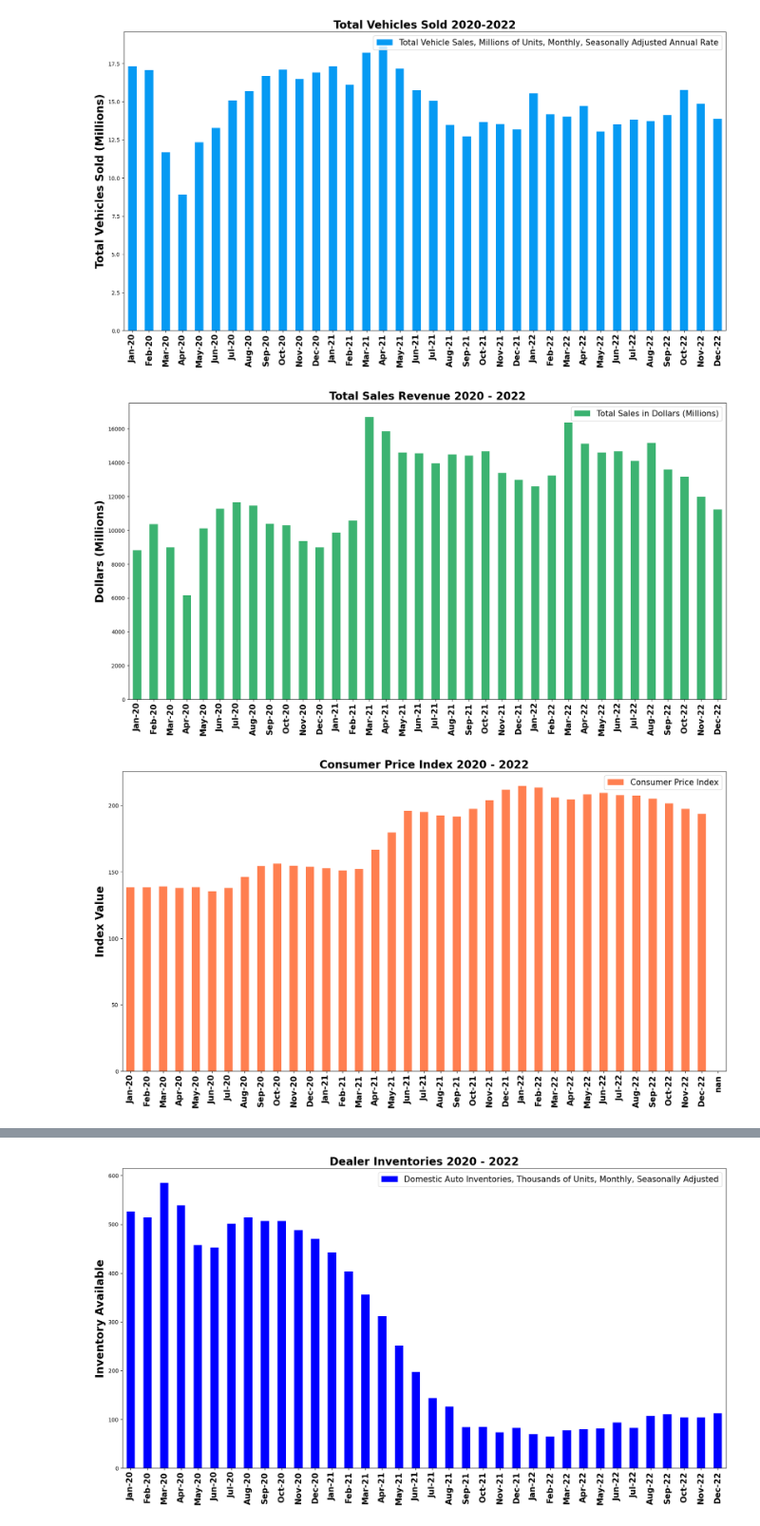
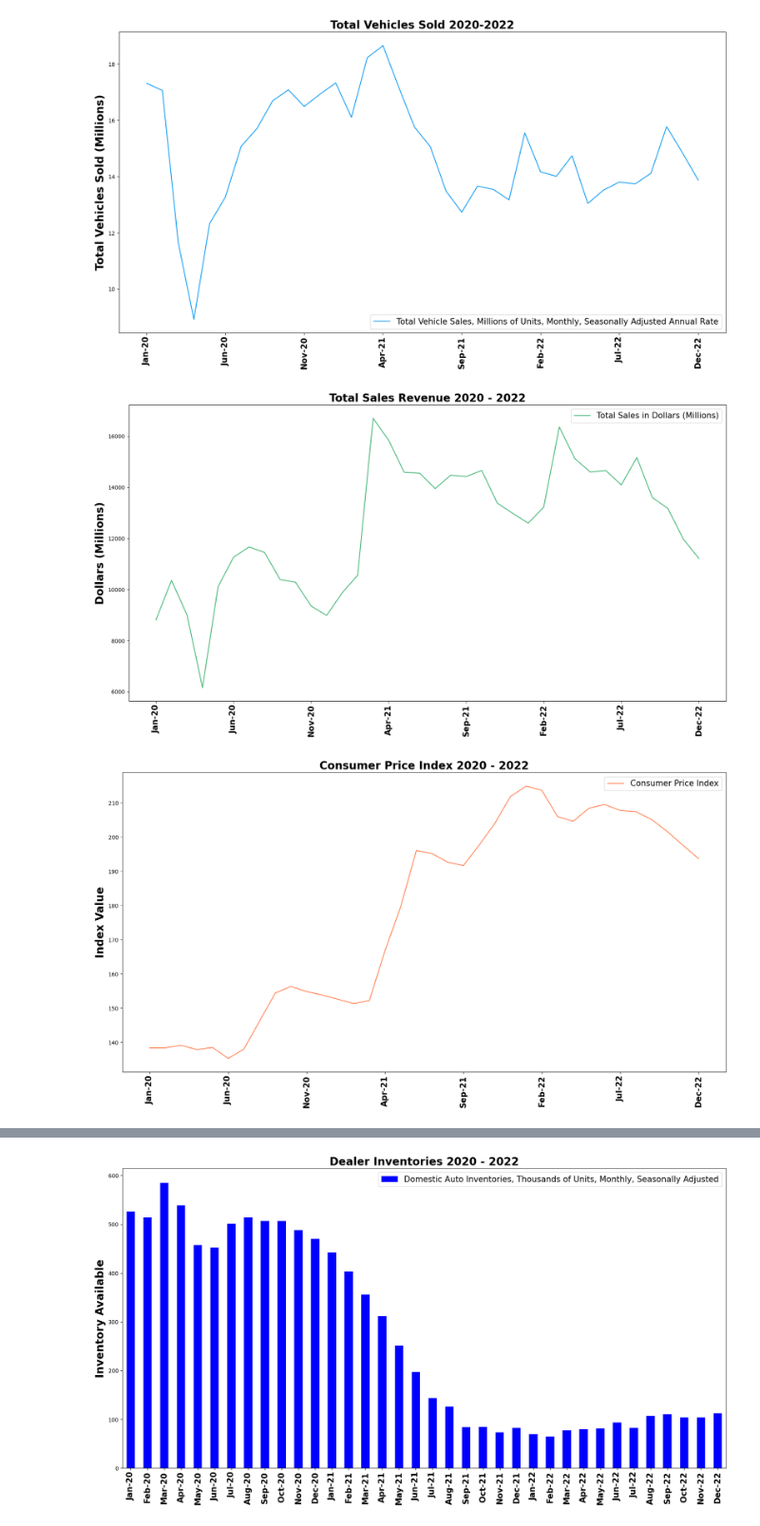
Before and after one commit to T800-101A/Impact_Vehicule_COVID-19, a Jupyter notebook: Total Vehicle Sales.ipynb, the cells around one changed output, grey strips where cells are left out. Shown: that part at 95% size. Cells and saved outputs as stored; diff of their text form; code cells hidden in the pictures.

Commit message:
Add files via upload
changed a couple graphs to line graphs

```diff
--- a/Total Vehicle Sales.ipynb
+++ b/Total Vehicle Sales.ipynb
@@ -31,33 +31,33 @@ def bar_graph(csvpath = '',
 # %%
 bar_graph('C:/Users/tj_da/OneDrive/Desktop/Impact_Vehicule_COVID-19/project1data/total_vehicle_sales.csv',
          'observation_date',
-          'bar',
+          'line',
           'total_vehicle_sales.png',
           'Total Vehicles Sold (Millions)',
           'Total Vehicles Sold 2020-2022',
           '#069AF3'
          )
 # %% [output]
-[figure, old version]
+[figure, new version]
 # %%
 bar_graph('C:/Users/tj_da/OneDrive/Desktop/Impact_Vehicule_COVID-19/project1data/total_vehicle_sales_in_dollars.csv',
           'observation_date',
-          'bar',
+          'line',
           'total_sales_rev.png',
           'Dollars (Millions)',
           'Total Sales Revenue 2020 - 2022',
           'mediumseagreen'
          )
 # %% [output]
-[figure, old version]
+[figure, new version]
 # %%
 bar_graph('C:/Users/tj_da/OneDrive/Desktop/Impact_Vehicule_COVID-19/project1data/consumer_price_index.csv',
           'observation_date',
-          'bar',
+          'line',
           'consumer_price_index.png',
           'Index Value',
           'Consumer Price Index 2020 - 2022',
           'coral'
          )
 # %% [output]
-[figure, old version]
+[figure, new version]
```
Also changed, not shown: parts of 1 cell of this notebook.
